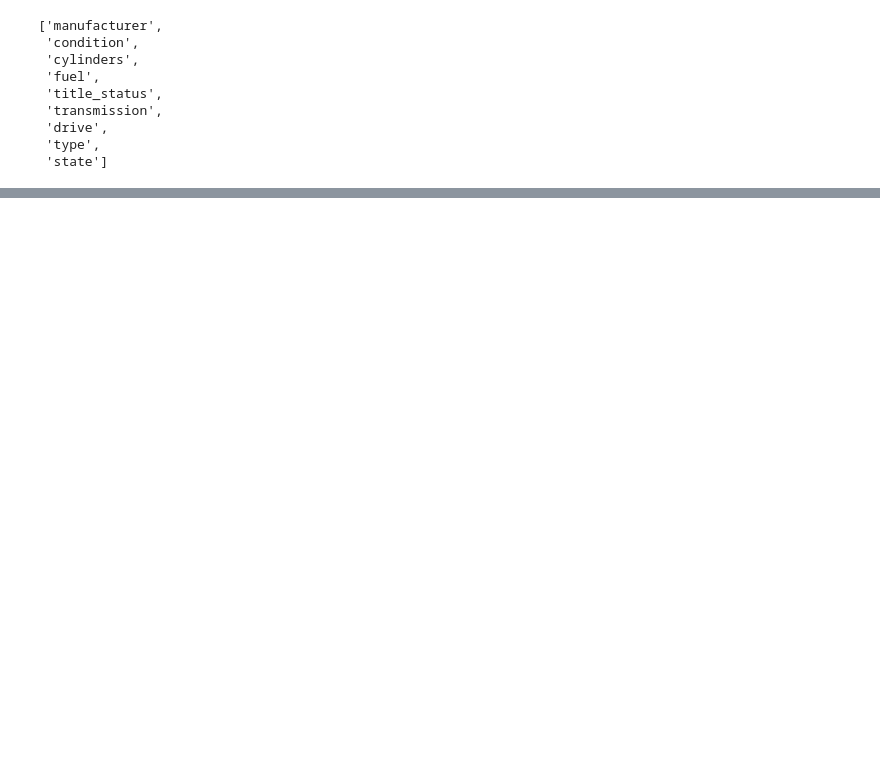
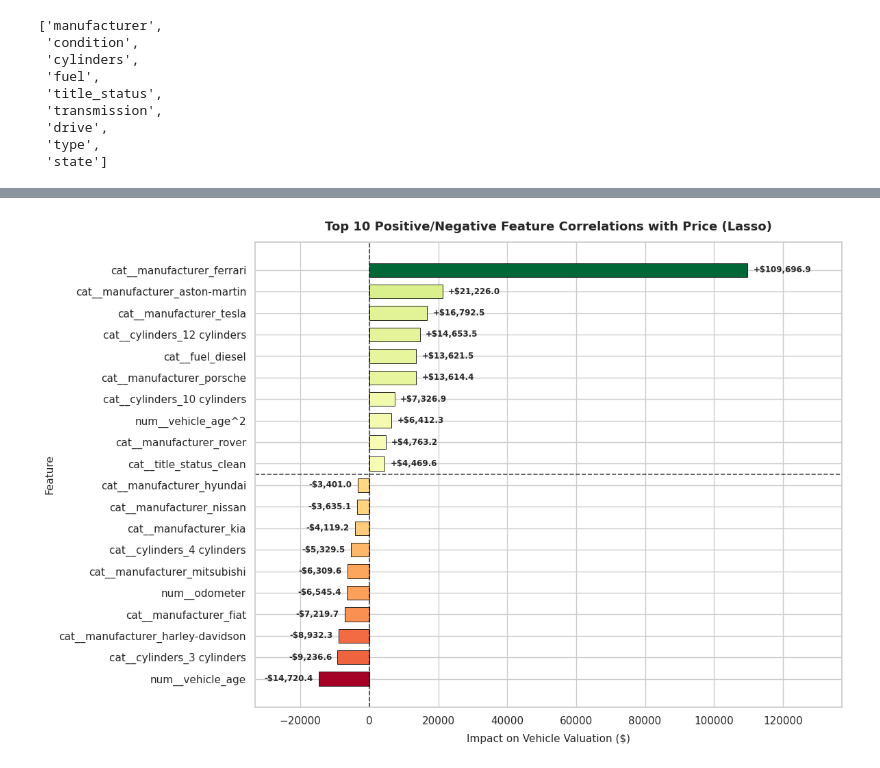
Before and after one commit to 1abhisheknigam/my-ai, a Jupyter notebook: price-of-car/notebooks/price_of_car.ipynb, the cells around one changed output, grey strips where cells are left out. Cells and saved outputs as stored; diff of their text form; code cells hidden in the pictures; blank space fills up the shorter version.

```diff
--- a/price-of-car/notebooks/price_of_car.ipynb
+++ b/price-of-car/notebooks/price_of_car.ipynb
@@ -2490,0 +3315,12 @@ With some modeling accomplished, we aim to reflect on what we identify as a high
+# %%
+model_lasso_best_intercept = \
+  model_lasso_best_alpha_0_1.named_steps["lasso_cv"].intercept_
+
+print(f'Lasso Intercept (Baseline Price): {model_lasso_best_intercept}')
+print()
+
+# already examined the Lasso coefficients in Phase 3.6
+top_lasso_coef_df = \
+  model_lasso_best_coef.sort_values(by="Abs_Weight", ascending=False)
+
+top_lasso_coef_df
@@ -2490,0 +3755,83 @@ With some modeling accomplished, we aim to reflect on what we identify as a high
+# %%
+# recreate the correlation plot that I did in EDA Phase 2 Addendum
+
+sns.set_theme(style="whitegrid")
+
+top_pos = top_lasso_coef_df.query("Coefficient > 0").nlargest(10, "Coefficient")
+top_neg = top_lasso_coef_df.query("Coefficient < 0").nsmallest(10, "Coefficient")
+plot_data = (
+    pd.concat([top_pos, top_neg])
+    .sort_values(by="Coefficient", ascending=True)
+    .reset_index(drop=True)
+)
+
+# Balanced Two-Slope Normalization centered exactly at 0.0
+norm = mcolors.TwoSlopeNorm(
+    vcenter=0.0,
+    vmin=plot_data["Coefficient"].min(),
+    vmax=plot_data["Coefficient"].max(),
+)
+cmap = plt.colormaps["RdYlGn"]
+bar_colors = [cmap(norm(val)) for val in plot_data["Coefficient"]]
+
+fig, ax = plt.subplots(figsize=(12, 8))
+
+bars = ax.barh(
+    y=plot_data["Feature"],
+    width=plot_data["Coefficient"],
+    color=bar_colors,
+    edgecolor="black",
+    linewidth=0.6,
+    height=0.65,
+)
+
+# Zero Baselines
+ax.axvline(0, color="black", linestyle="--", linewidth=1.2, alpha=0.7) # x-axis
+ax.axhline(9.5, color="black", linestyle="--", linewidth=1.2, alpha=0.7) # y-axis
+
+# Dynamic Offset Labeling on Bar Tips
+max_abs_val = max(abs(plot_data["Coefficient"].min()), abs(plot_data["Coefficient"].max()))
+offset = max_abs_val * 0.015
+
+for bar in bars:
+  width = bar.get_width()
+  y_pos = bar.get_y() + bar.get_height() / 2.0
+
+  if width >= 0:
+    ax.text(
+        width + offset,
+        y_pos,
+        f"+${width:,.1f}",
+        va="center",
+        ha="left",
+        fontsize=8.5,
+        fontweight="bold",
+    )
+  else:
+    ax.text(
+        width - offset,
+        y_pos,
+        f"-${abs(width):,.1f}",
+        va="center",
+        ha="right",
+        fontsize=8.5,
+        fontweight="bold",
+    )
+
+# Formatting
+ax.set_title("Top 10 Positive/Negative Feature Correlations with Price (Lasso)",
+             fontsize=13,
+             pad=12,
+             fontweight="bold"
+)
+ax.set_xlabel("Impact on Vehicle Valuation ($)", fontsize=11, labelpad=8)
+ax.set_ylabel("Feature", fontsize=11)
+ax.set_xlim(
+    plot_data["Coefficient"].min() * 2.25,
+    plot_data["Coefficient"].max() * 1.25,
+)
+
+plt.tight_layout()
+plt.show()
+# %% [output]
+[figure, added]
```
Also changed, not shown: parts of 103 cells of this notebook.
